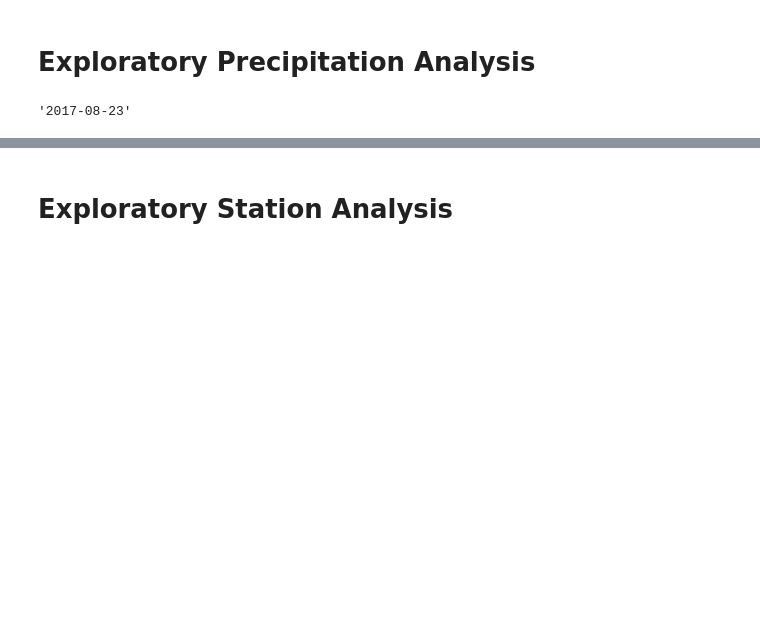
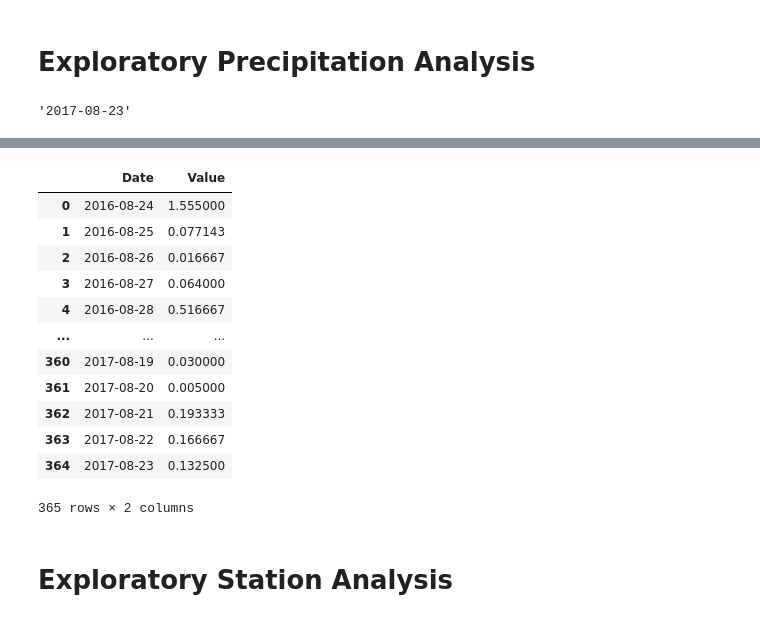
Before and after one commit to benrich322/sqlalchemy-challenge, a Jupyter notebook: SurfsUp/climate.ipynb, the cells around one changed output, grey strips where cells are left out. Cells and saved outputs as stored; diff of their text form; code cells hidden in the pictures; blank space fills up the shorter version.

```diff
--- a/SurfsUp/climate.ipynb
+++ b/SurfsUp/climate.ipynb
@@ -96,3 +95,37 @@ result = one_year_from_last_date.strftime("%Y-%m-%d")
+# %%
+# Use Pandas to calculate the summary statistics for the precipitation data
+# Design a query to retrieve the last 12 months of precipitation data and plot the results.
+# Starting from the most recent data point in the database.
+
+# Calculate the date one year from the last date in data set.
+most_recent_date_format = datetime.strptime(most_recent_date, "%Y-%m-%d")
+one_year_from_last_date = most_recent_date_format + timedelta(days=-365)
+result = one_year_from_last_date.strftime("%Y-%m-%d")
+
+# Perform a query to retrieve the data and precipitation scores
+sel = [measurement.date,
+       func.avg(measurement.prcp)]
+precipitation_scores = session.query(*sel).\
+    filter(measurement.date > result).\
+    group_by(measurement.date).\
+    order_by(measurement.date).all()
+df = pd.DataFrame(precipitation_scores, columns=['Date', 'Value'])
+
+df
+# %% [output]
+|  | Date | Value |
+| 0 | 2016-08-24 | 1.555000 |
+| 1 | 2016-08-25 | 0.077143 |
+| 2 | 2016-08-26 | 0.016667 |
+| 3 | 2016-08-27 | 0.064000 |
+| 4 | 2016-08-28 | 0.516667 |
+| ... | ... | ... |
+| 360 | 2017-08-19 | 0.030000 |
+| 361 | 2017-08-20 | 0.005000 |
+| 362 | 2017-08-21 | 0.193333 |
+| 363 | 2017-08-22 | 0.166667 |
+| 364 | 2017-08-23 | 0.132500 |
+365 rows × 2 columns
 # %% [markdown]
 # Exploratory Station Analysis
 # %%
```
Also changed, not shown: parts of 2 cells of this notebook.
